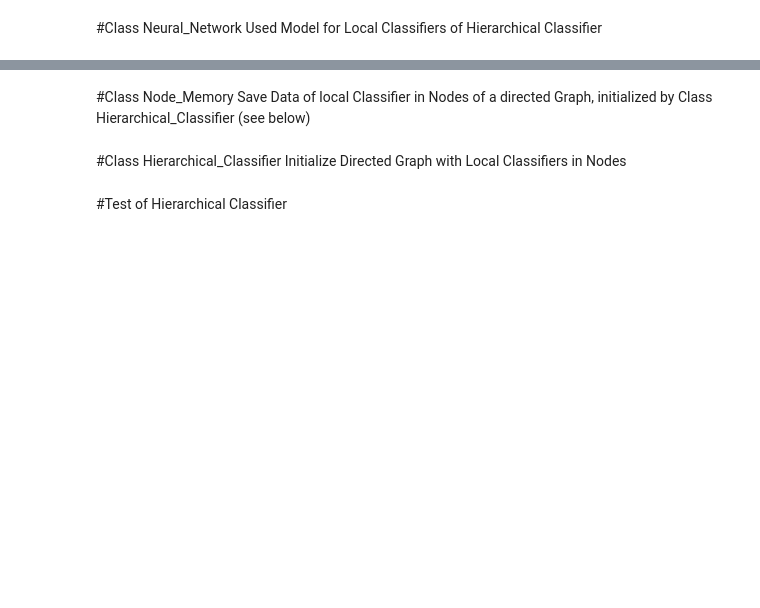
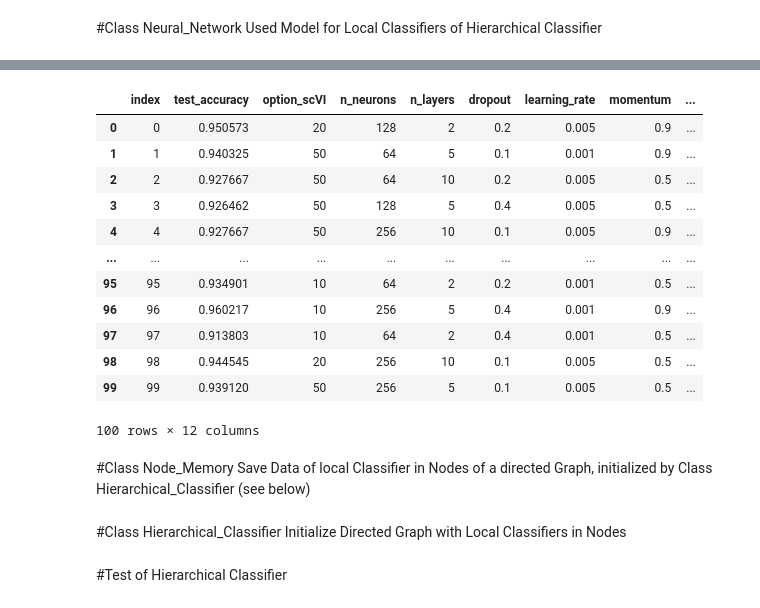
Before and after one commit to WALL-E-Lab/Compocyte, a Jupyter notebook: NN_class_dev.ipynb, the cells around one changed output, grey strips where cells are left out. Drawn from its saved outputs; the diff is of its cells as text; code cells hidden in the pictures; blank space fills up the shorter version.

```diff
--- a/NN_class_dev.ipynb
+++ b/NN_class_dev.ipynb
@@ -57,0 +25,18 @@ Used Model for Local Classifiers of Hierarchical Classifier
+# %%
+p_df = pd.read_csv('test.csv')
+# %%
+p_df
+# %% [output]
+|  | index | test_accuracy | option_scVI | n_neurons | n_layers | dropout | learning_rate | momentum | ... |
+| 0 | 0 | 0.950573 | 20 | 128 | 2 | 0.2 | 0.005 | 0.9 | ... |
+| 1 | 1 | 0.940325 | 50 | 64 | 5 | 0.1 | 0.001 | 0.9 | ... |
+| 2 | 2 | 0.927667 | 50 | 64 | 10 | 0.2 | 0.005 | 0.5 | ... |
+| 3 | 3 | 0.926462 | 50 | 128 | 5 | 0.4 | 0.005 | 0.5 | ... |
+| 4 | 4 | 0.927667 | 50 | 256 | 10 | 0.1 | 0.005 | 0.9 | ... |
+| ... | ... | ... | ... | ... | ... | ... | ... | ... | ... |
+| 95 | 95 | 0.934901 | 10 | 64 | 2 | 0.2 | 0.001 | 0.5 | ... |
+| 96 | 96 | 0.960217 | 10 | 256 | 5 | 0.4 | 0.001 | 0.9 | ... |
+| 97 | 97 | 0.913803 | 10 | 64 | 2 | 0.4 | 0.001 | 0.5 | ... |
+| 98 | 98 | 0.944545 | 20 | 256 | 10 | 0.1 | 0.005 | 0.5 | ... |
+| 99 | 99 | 0.939120 | 50 | 256 | 5 | 0.1 | 0.005 | 0.5 | ... |
+100 rows × 12 columns
```
Also changed, not shown: parts of 18 cells of this notebook.
